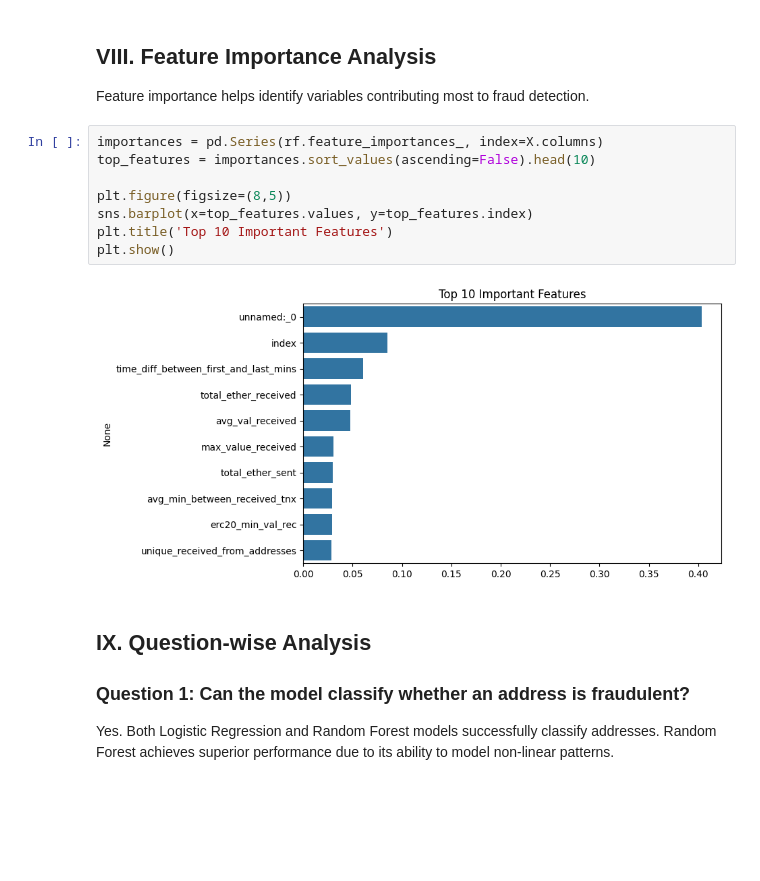
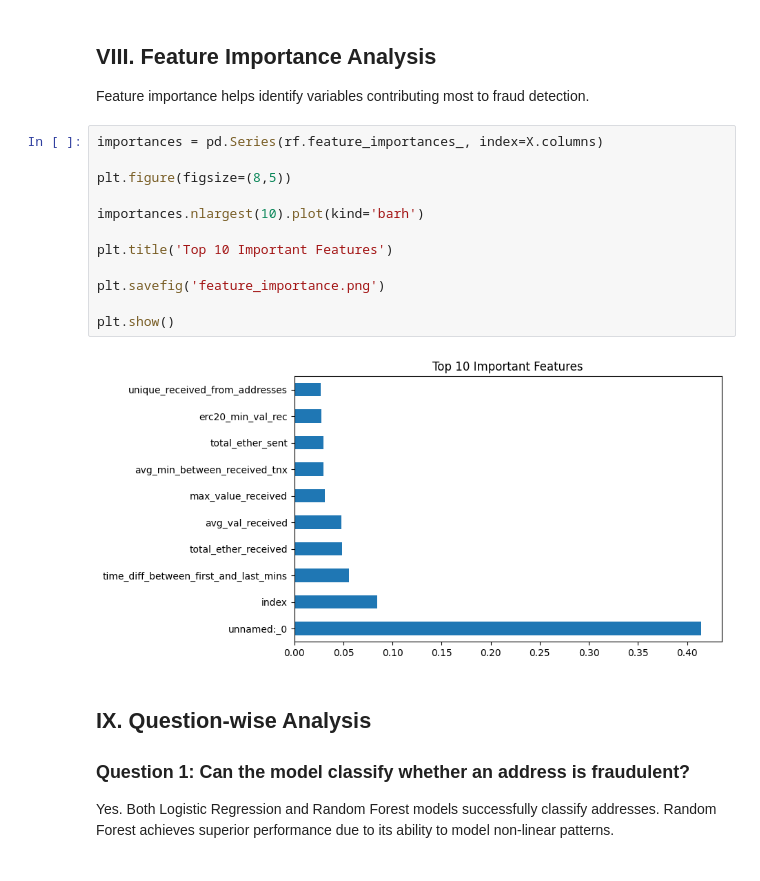
Before and after one commit to AhmadFarazWeb3Developer/Ethereum-Fraud-Detection-Using-AI, a Jupyter notebook: Assignment_03/Assignment_03_Ethereum_Fraud_Methodology.ipynb, the cells around one changed output. Drawn from its saved outputs; the diff is of its cells as text; blank space fills up the shorter version.

```diff
--- a/Assignment_03/Assignment_03_Ethereum_Fraud_Methodology.ipynb
+++ b/Assignment_03/Assignment_03_Ethereum_Fraud_Methodology.ipynb
@@ -150,14 +150,18 @@ ROC-AUC: 1.0
 Feature importance helps identify variables contributing most to fraud detection.
 # %%
 importances = pd.Series(rf.feature_importances_, index=X.columns)
-top_features = importances.sort_values(ascending=False).head(10)
 
 plt.figure(figsize=(8,5))
-sns.barplot(x=top_features.values, y=top_features.index)
+
+importances.nlargest(10).plot(kind='barh')
+
 plt.title('Top 10 Important Features')
+
+plt.savefig('feature_importance.png')
+
 plt.show()
 # %% [output]
-[figure, old version]
+[figure, new version]
 # %% [markdown]
 ## IX. Question-wise Analysis
 
```
Also changed, not shown: 17 other files.
